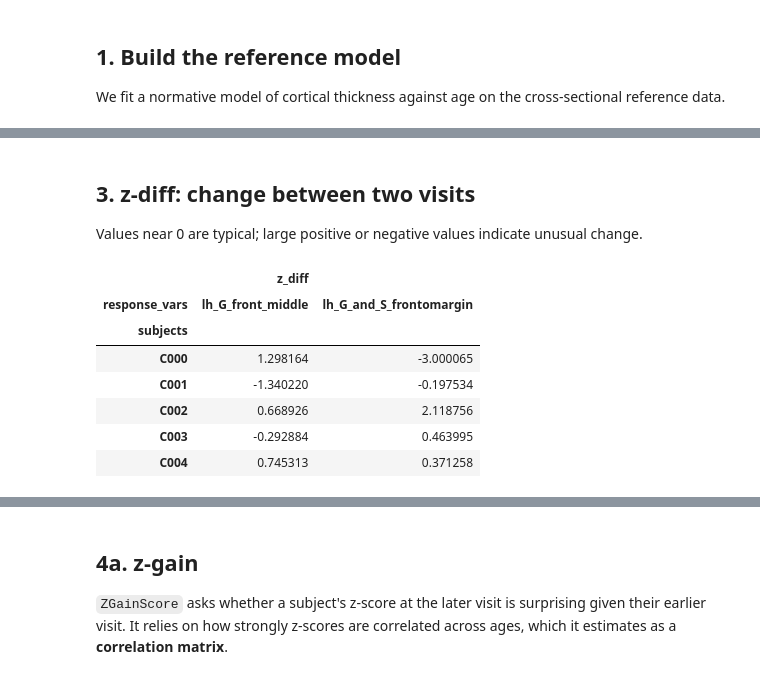
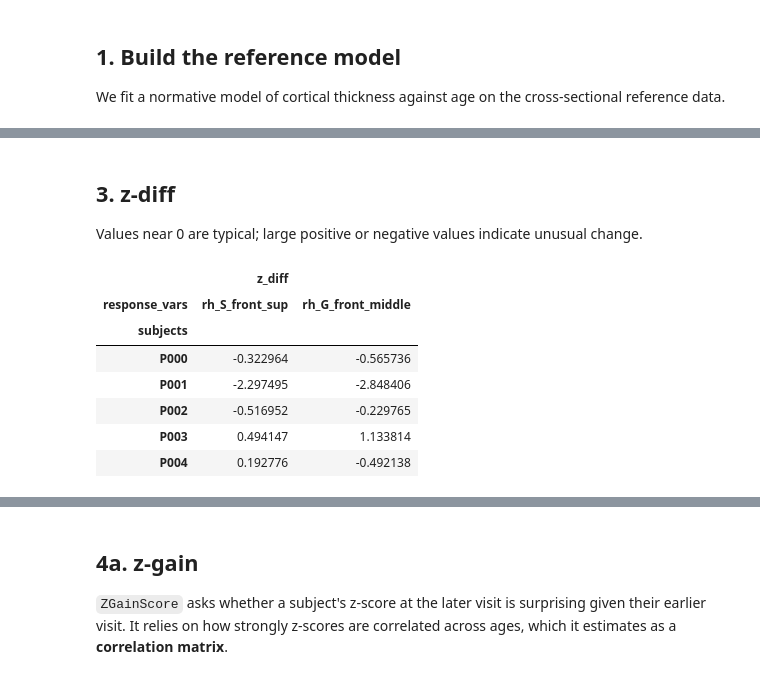
Before and after one commit to predictive-clinical-neuroscience/PCNtoolkit, a Jupyter notebook: examples/14_longitudinal_modelling.ipynb, the cells around one changed output, grey strips where cells are left out. Cells and saved outputs as stored; diff of their text form; code cells hidden in the pictures.

```diff
--- a/examples/14_longitudinal_modelling.ipynb
+++ b/examples/14_longitudinal_modelling.ipynb
@@ -133,16 +162,25 @@ Each subject in `LNM_data` has two visits. We load it, line up its column names
 # %%
-# Load the longitudinal cohort that has repeated visits per subject.
+# Load the longitudinal data
 longitudinal_df = tidy_region_names(pd.read_csv(data_dir / "LNM_data.csv"))
 
-longitudinal_data = NormData.from_dataframe(
-    name="longitudinal",
-    dataframe=longitudinal_df,
+# Split the longitudinal data into two groups: controls and patients.
+control_df = longitudinal_df[longitudinal_df["group"] == "control"]
+control_data = NormData.from_dataframe(
+    name="control",
+    dataframe=control_df,
     covariates=["age"],
-    batch_effects=None,
+    batch_effects=["site", "sex"],
     response_vars=response_vars,
     subject_ids="sub_id",
 )
 
-# Predict cross-sectional z-scores for every visit in the cohort.
-longitudinal_data = model.predict(longitudinal_data)
+patient_df = longitudinal_df[longitudinal_df["group"] == "patient"]
+patient_data = NormData.from_dataframe(
+    name="patient",
+    dataframe=patient_df,
+    covariates=["age"],
+    batch_effects=["site", "sex"],
+    response_vars=response_vars,
+    subject_ids="sub_id",
+)
 # %% [output]
@@ -165,0 +255,10 @@ Process: 23048 - 2026-06-10 18:17:00 - Harmonizing data for lh_G_front_middle.
+# %%
+# Keep 20% as the adaptation set. We will use this to transfer the fcon1000 model to the LNM data.
+control_adapt, control_test = control_data.train_test_split(splits=[0.2, 0.8])
+
+# transfer
+lnm_model = fcon1000_model.transfer(control_adapt);
+
+# predict
+lnm_model.predict(control_test);
+lnm_model.predict(patient_data);
@@ -166,33 +283,32 @@ Process: 23048 - 2026-06-10 18:17:00 - Harmonizing data for lh_G_front_middle.
 # %% [markdown]
-## 3. z-diff: change between two visits
+## 3. z-diff
 Values near 0 are typical; large positive or negative values indicate unusual change.
 # %%
+# we use as reference daa the control test data
 zdiff = ZDiffScore(
-    normative_model=model,
-    reference_data=longitudinal_data,
+    normative_model=lnm_model,
+    reference_data=control_test,
     subject_id_col="sub_id",
 )
 
-# In this toy example, the score data are the same as the reference data. We
-# could also split use score data = patients and
-# reference data = healthy controls.
+# we use as score data the patient data
 zdiff_scores = zdiff.score(
-    score_data = longitudinal_data,
+    score_data = patient_data,
     subject_id_col="sub_id",
     timepoint_col="visit",
 )
 
 # Show the first few subject-level z-diff scores.
 zdiff_scores.to_dataframe(name="z_diff").unstack("response_vars").head()
 # %% [output]
 |  | z_diff |  |
-| response_vars | lh_G_front_middle | lh_G_and_S_frontomargin |
+| response_vars | rh_S_front_sup | rh_G_front_middle |
 | subjects |  |  |
-| C000 | 1.298164 | -3.000065 |
-| C001 | -1.340220 | -0.197534 |
-| C002 | 0.668926 | 2.118756 |
-| C003 | -0.292884 | 0.463995 |
-| C004 | 0.745313 | 0.371258 |
+| P000 | -0.322964 | -0.565736 |
+| P001 | -2.297495 | -2.848406 |
+| P002 | -0.516952 | -0.229765 |
+| P003 | 0.494147 | 1.133814 |
+| P004 | 0.192776 | -0.492138 |
 # %%
 # Pick one region
 region = response_vars[0]
```
Also changed, not shown: parts of 24 cells of this notebook.
